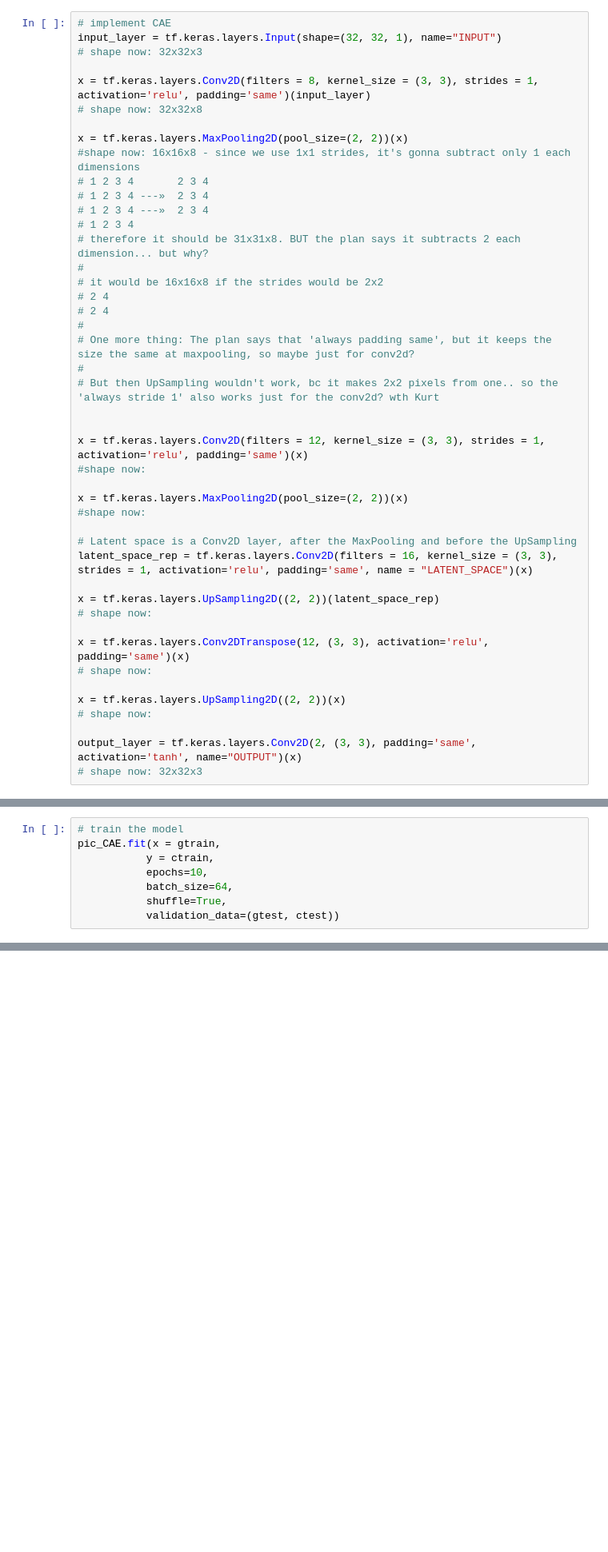
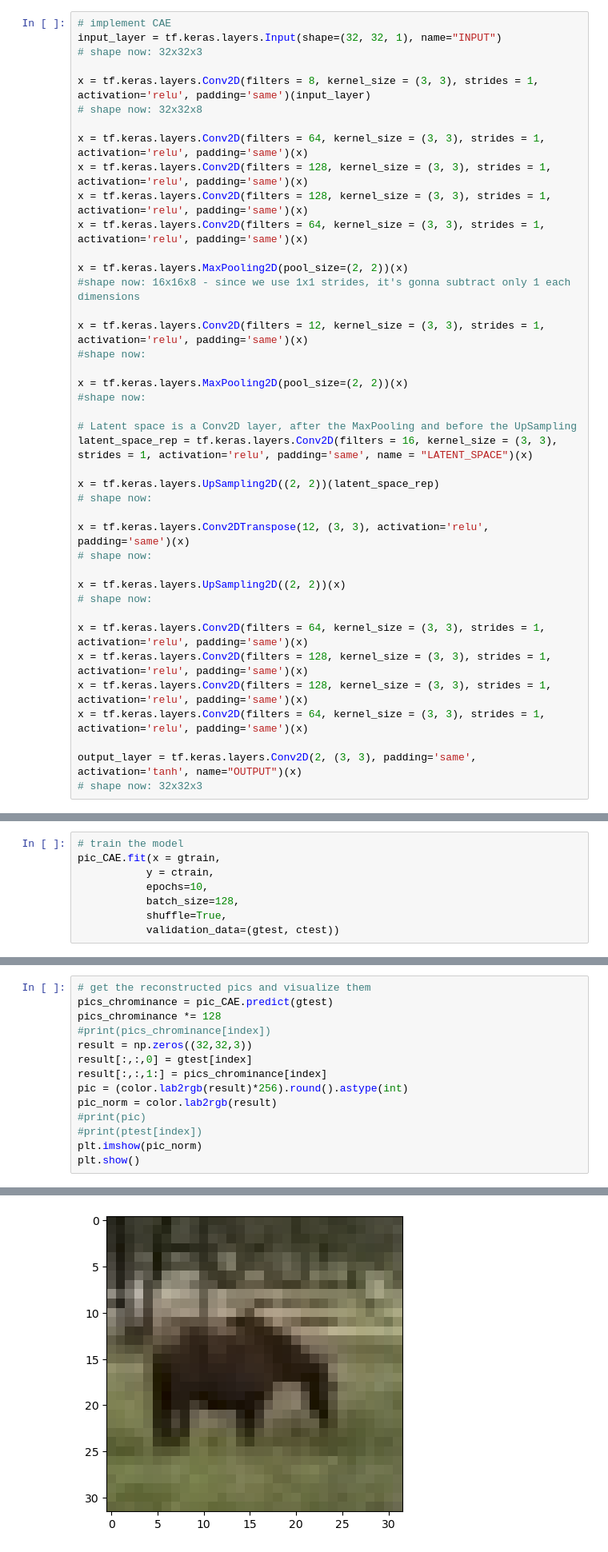
Before and after one commit to SimonJasansky/ACML, a Jupyter notebook: assignment_2/ACML_assignment_2_color.ipynb, the cells around one changed output, grey strips where cells are left out. Shown: that part at 80% size. Cells and saved outputs as stored; diff of their text form; blank space fills up the shorter version.

Commit message:
color stuff

```diff
--- a/assignment_2/ACML_assignment_2_color.ipynb
+++ b/assignment_2/ACML_assignment_2_color.ipynb
@@ -108,22 +155,13 @@ input_layer = tf.keras.layers.Input(shape=(32, 32, 1), name="INPUT")
 x = tf.keras.layers.Conv2D(filters = 8, kernel_size = (3, 3), strides = 1, activation='relu', padding='same')(input_layer)
 # shape now: 32x32x8
 
+x = tf.keras.layers.Conv2D(filters = 64, kernel_size = (3, 3), strides = 1, activation='relu', padding='same')(x)
+x = tf.keras.layers.Conv2D(filters = 128, kernel_size = (3, 3), strides = 1, activation='relu', padding='same')(x)
+x = tf.keras.layers.Conv2D(filters = 128, kernel_size = (3, 3), strides = 1, activation='relu', padding='same')(x)
+x = tf.keras.layers.Conv2D(filters = 64, kernel_size = (3, 3), strides = 1, activation='relu', padding='same')(x)
+
 x = tf.keras.layers.MaxPooling2D(pool_size=(2, 2))(x)
 #shape now: 16x16x8 - since we use 1x1 strides, it's gonna subtract only 1 each dimensions
-# 1 2 3 4       2 3 4
-# 1 2 3 4 ---»  2 3 4
-# 1 2 3 4 ---»  2 3 4
-# 1 2 3 4
-# therefore it should be 31x31x8. BUT the plan says it subtracts 2 each dimension... but why?
-#
-# it would be 16x16x8 if the strides would be 2x2
-# 2 4
-# 2 4
-#
-# One more thing: The plan says that 'always padding same', but it keeps the size the same at maxpooling, so maybe just for conv2d?
-#
-# But then UpSampling wouldn't work, bc it makes 2x2 pixels from one.. so the 'always stride 1' also works just for the conv2d? wth Kurt
-
 
 x = tf.keras.layers.Conv2D(filters = 12, kernel_size = (3, 3), strides = 1, activation='relu', padding='same')(x)
 #shape now:
@@ -143,6 +181,11 @@ x = tf.keras.layers.Conv2DTranspose(12, (3, 3), activation='relu', padding='same
 x = tf.keras.layers.UpSampling2D((2, 2))(x)
 # shape now:
 
+x = tf.keras.layers.Conv2D(filters = 64, kernel_size = (3, 3), strides = 1, activation='relu', padding='same')(x)
+x = tf.keras.layers.Conv2D(filters = 128, kernel_size = (3, 3), strides = 1, activation='relu', padding='same')(x)
+x = tf.keras.layers.Conv2D(filters = 128, kernel_size = (3, 3), strides = 1, activation='relu', padding='same')(x)
+x = tf.keras.layers.Conv2D(filters = 64, kernel_size = (3, 3), strides = 1, activation='relu', padding='same')(x)
+
 output_layer = tf.keras.layers.Conv2D(2, (3, 3), padding='same', activation='tanh', name="OUTPUT")(x)
 # shape now: 32x32x3
 # %%
@@ -172,7 +215,7 @@ _________________________________________________________________
 pic_CAE.fit(x = gtrain,
            y = ctrain,
            epochs=10,
-           batch_size=64,
+           batch_size=128,
            shuffle=True,
            validation_data=(gtest, ctest))
 # %% [output]
@@ -220,0 +270,15 @@ plt.show()
+# %%
+# get the reconstructed pics and visualize them
+pics_chrominance = pic_CAE.predict(gtest)
+pics_chrominance *= 128
+#print(pics_chrominance[index])
+result = np.zeros((32,32,3))
+result[:,:,0] = gtest[index]
+result[:,:,1:] = pics_chrominance[index]
+pic = (color.lab2rgb(result)*256).round().astype(int)
+pic_norm = color.lab2rgb(result)
+#print(pic)
+#print(ptest[index])
+plt.imshow(pic_norm)
+plt.show()
+# %% [output]
@@ -221 +286,2 @@ plt.show()
+[figure, added]
 # %%
```
Also changed, not shown: parts of 11 cells of this notebook, 16 other files.
